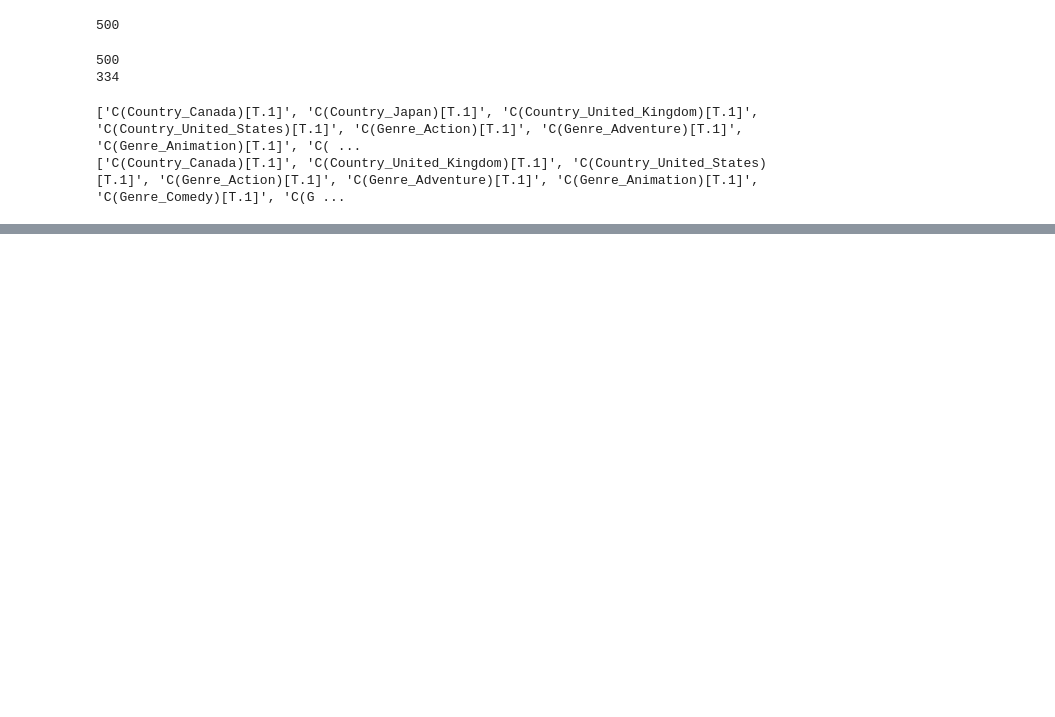
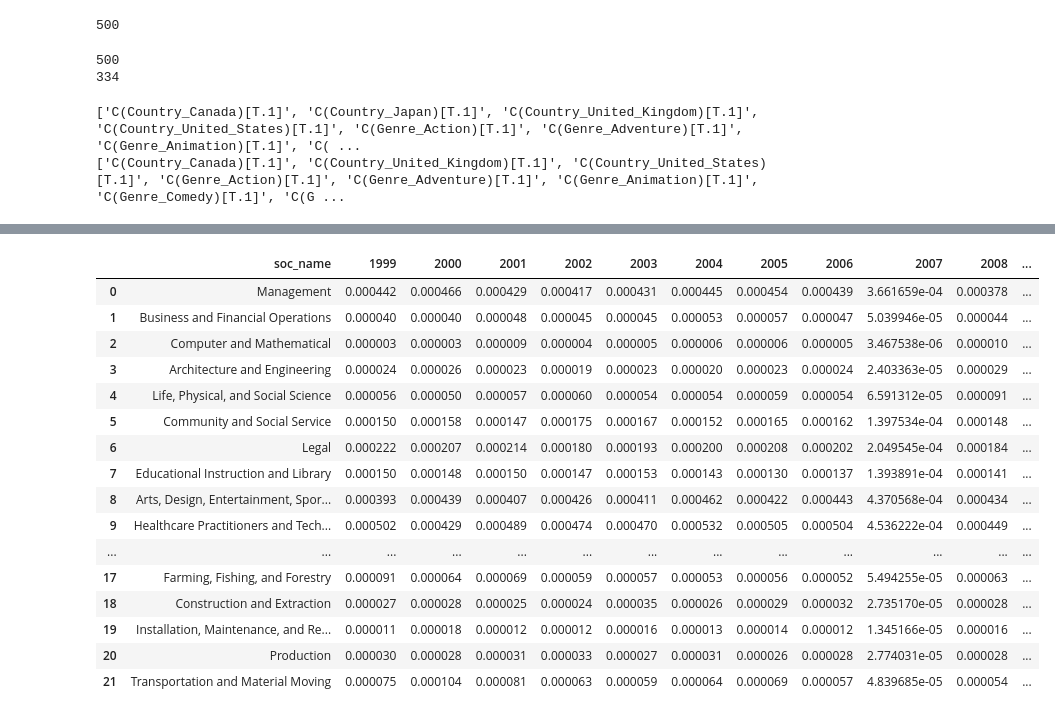
Before and after one commit to sabyasachee/profession-visualizations, a Jupyter notebook: ccmi-profession/processing.ipynb, the cells around one changed output, grey strips where cells are left out. Saved outputs shown, nothing was run; the diff lists cells and outputs as text; code cells hidden in the pictures; blank space fills up the shorter version.

```diff
--- a/ccmi-profession/processing.ipynb
+++ b/ccmi-profession/processing.ipynb
@@ -304,0 +317,3 @@ sentiment_df.to_csv("media/sentiment.csv", index=True)
+# %%
+soc = pd.read_csv("employment/soc_frequency.csv", index_col=None)
+emp = pd.read_csv("employment/emp.csv", index_col=None)
@@ -304,0 +340,2 @@ sentiment_df.to_csv("media/sentiment.csv", index=True)
+# %%
+media = soc.loc[soc.soc_code.isin(np.arange(22)*2 + 11), ["soc_name"] + np.arange(1999, 2018).astype(str).tolist()]
@@ -304,0 +380,20 @@ sentiment_df.to_csv("media/sentiment.csv", index=True)
+# %%
+media
+# %% [output]
+|  | soc_name | 1999 | 2000 | 2001 | 2002 | 2003 | 2004 | 2005 | 2006 | 2007 | 2008 | ... |
+| 0 | Management | 0.000442 | 0.000466 | 0.000429 | 0.000417 | 0.000431 | 0.000445 | 0.000454 | 0.000439 | 3.661659e-04 | 0.000378 | ... |
+| 1 | Business and Financial Operations | 0.000040 | 0.000040 | 0.000048 | 0.000045 | 0.000045 | 0.000053 | 0.000057 | 0.000047 | 5.039946e-05 | 0.000044 | ... |
+| 2 | Computer and Mathematical | 0.000003 | 0.000003 | 0.000009 | 0.000004 | 0.000005 | 0.000006 | 0.000006 | 0.000005 | 3.467538e-06 | 0.000010 | ... |
+| 3 | Architecture and Engineering | 0.000024 | 0.000026 | 0.000023 | 0.000019 | 0.000023 | 0.000020 | 0.000023 | 0.000024 | 2.403363e-05 | 0.000029 | ... |
+| 4 | Life, Physical, and Social Science | 0.000056 | 0.000050 | 0.000057 | 0.000060 | 0.000054 | 0.000054 | 0.000059 | 0.000054 | 6.591312e-05 | 0.000091 | ... |
+| 5 | Community and Social Service | 0.000150 | 0.000158 | 0.000147 | 0.000175 | 0.000167 | 0.000152 | 0.000165 | 0.000162 | 1.397534e-04 | 0.000148 | ... |
+| 6 | Legal | 0.000222 | 0.000207 | 0.000214 | 0.000180 | 0.000193 | 0.000200 | 0.000208 | 0.000202 | 2.049545e-04 | 0.000184 | ... |
+| 7 | Educational Instruction and Library | 0.000150 | 0.000148 | 0.000150 | 0.000147 | 0.000153 | 0.000143 | 0.000130 | 0.000137 | 1.393891e-04 | 0.000141 | ... |
+| 8 | Arts, Design, Entertainment, Spor... | 0.000393 | 0.000439 | 0.000407 | 0.000426 | 0.000411 | 0.000462 | 0.000422 | 0.000443 | 4.370568e-04 | 0.000434 | ... |
+| 9 | Healthcare Practitioners and Tech... | 0.000502 | 0.000429 | 0.000489 | 0.000474 | 0.000470 | 0.000532 | 0.000505 | 0.000504 | 4.536222e-04 | 0.000449 | ... |
+| ... | ... | ... | ... | ... | ... | ... | ... | ... | ... | ... | ... | ... |
+| 17 | Farming, Fishing, and Forestry | 0.000091 | 0.000064 | 0.000069 | 0.000059 | 0.000057 | 0.000053 | 0.000056 | 0.000052 | 5.494255e-05 | 0.000063 | ... |
+| 18 | Construction and Extraction | 0.000027 | 0.000028 | 0.000025 | 0.000024 | 0.000035 | 0.000026 | 0.000029 | 0.000032 | 2.735170e-05 | 0.000028 | ... |
+| 19 | Installation, Maintenance, and Re... | 0.000011 | 0.000018 | 0.000012 | 0.000012 | 0.000016 | 0.000013 | 0.000014 | 0.000012 | 1.345166e-05 | 0.000016 | ... |
+| 20 | Production | 0.000030 | 0.000028 | 0.000031 | 0.000033 | 0.000027 | 0.000031 | 0.000026 | 0.000028 | 2.774031e-05 | 0.000028 | ... |
+| 21 | Transportation and Material Moving | 0.000075 | 0.000104 | 0.000081 | 0.000063 | 0.000059 | 0.000064 | 0.000069 | 0.000057 | 4.839685e-05 | 0.000054 | ... |
```
Also changed, not shown: parts of 19 cells of this notebook, 4 other files.
